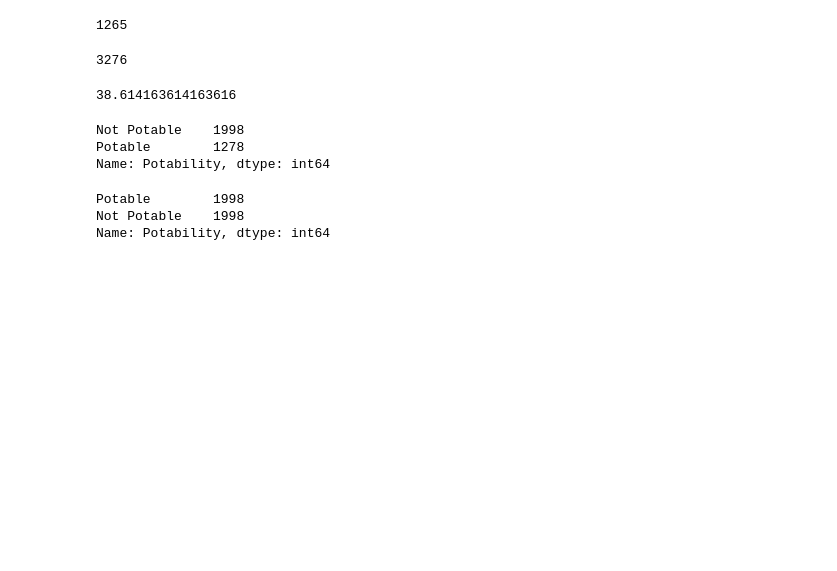
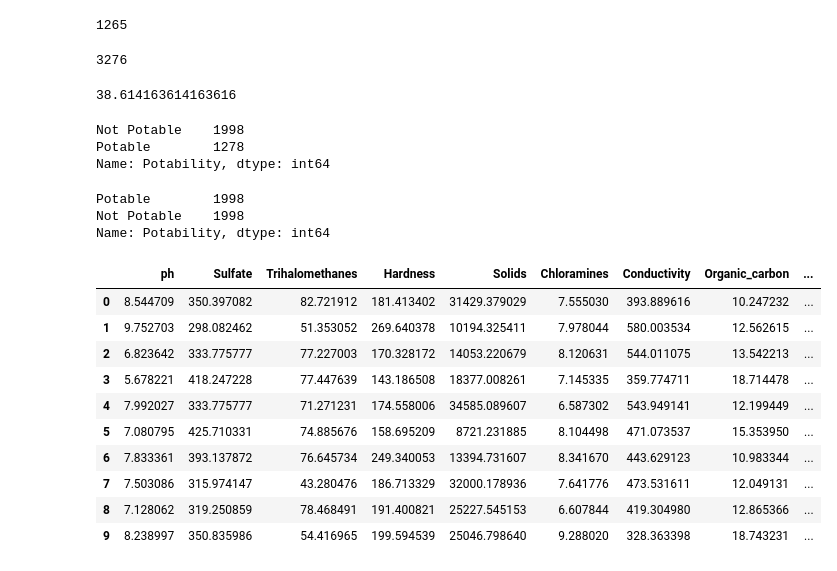
Before and after one commit to belindaxo/dsci100-project, a Jupyter notebook: project_report.ipynb, the cells around one changed output. Drawn from its saved outputs; the diff is of its cells as text; code cells hidden in the pictures; blank space fills up the shorter version.

```diff
--- a/project_report.ipynb
+++ b/project_report.ipynb
@@ -105,3 +105,19 @@ upsampled_water['Potability'].value_counts()
 Potable        1998
 Not Potable    1998
 Name: Potability, dtype: int64
+# %%
+# The first ten rows of the dataset we are using
+water_data = upsampled_water.reset_index(drop=True)
+water_data.head(10)
+# %% [output]
+|  | ph | Sulfate | Trihalomethanes | Hardness | Solids | Chloramines | Conductivity | Organic_carbon | ... |
+| 0 | 8.544709 | 350.397082 | 82.721912 | 181.413402 | 31429.379029 | 7.555030 | 393.889616 | 10.247232 | ... |
+| 1 | 9.752703 | 298.082462 | 51.353052 | 269.640378 | 10194.325411 | 7.978044 | 580.003534 | 12.562615 | ... |
+| 2 | 6.823642 | 333.775777 | 77.227003 | 170.328172 | 14053.220679 | 8.120631 | 544.011075 | 13.542213 | ... |
+| 3 | 5.678221 | 418.247228 | 77.447639 | 143.186508 | 18377.008261 | 7.145335 | 359.774711 | 18.714478 | ... |
+| 4 | 7.992027 | 333.775777 | 71.271231 | 174.558006 | 34585.089607 | 6.587302 | 543.949141 | 12.199449 | ... |
+| 5 | 7.080795 | 425.710331 | 74.885676 | 158.695209 | 8721.231885 | 8.104498 | 471.073537 | 15.353950 | ... |
+| 6 | 7.833361 | 393.137872 | 76.645734 | 249.340053 | 13394.731607 | 8.341670 | 443.629123 | 10.983344 | ... |
+| 7 | 7.503086 | 315.974147 | 43.280476 | 186.713329 | 32000.178936 | 7.641776 | 473.531611 | 12.049131 | ... |
+| 8 | 7.128062 | 319.250859 | 78.468491 | 191.400821 | 25227.545153 | 6.607844 | 419.304980 | 12.865366 | ... |
+| 9 | 8.238997 | 350.835986 | 54.416965 | 199.594539 | 25046.798640 | 9.288020 | 328.363398 | 18.743231 | ... |
```
Also changed, not shown: parts of 6 cells of this notebook.
